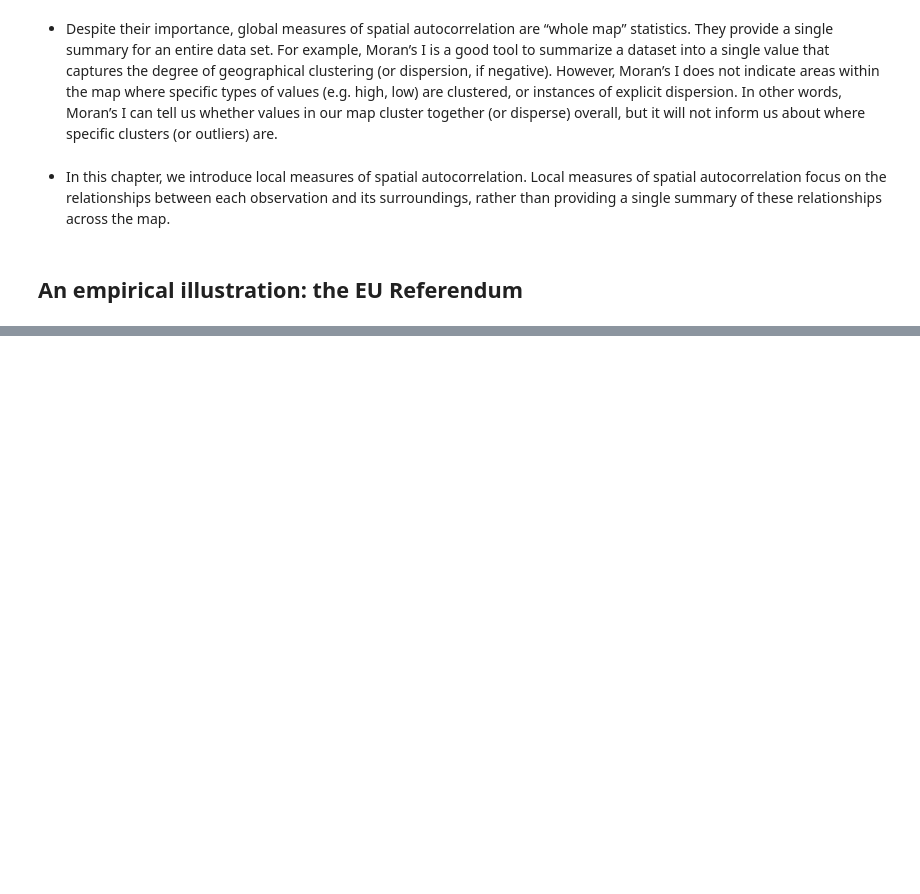
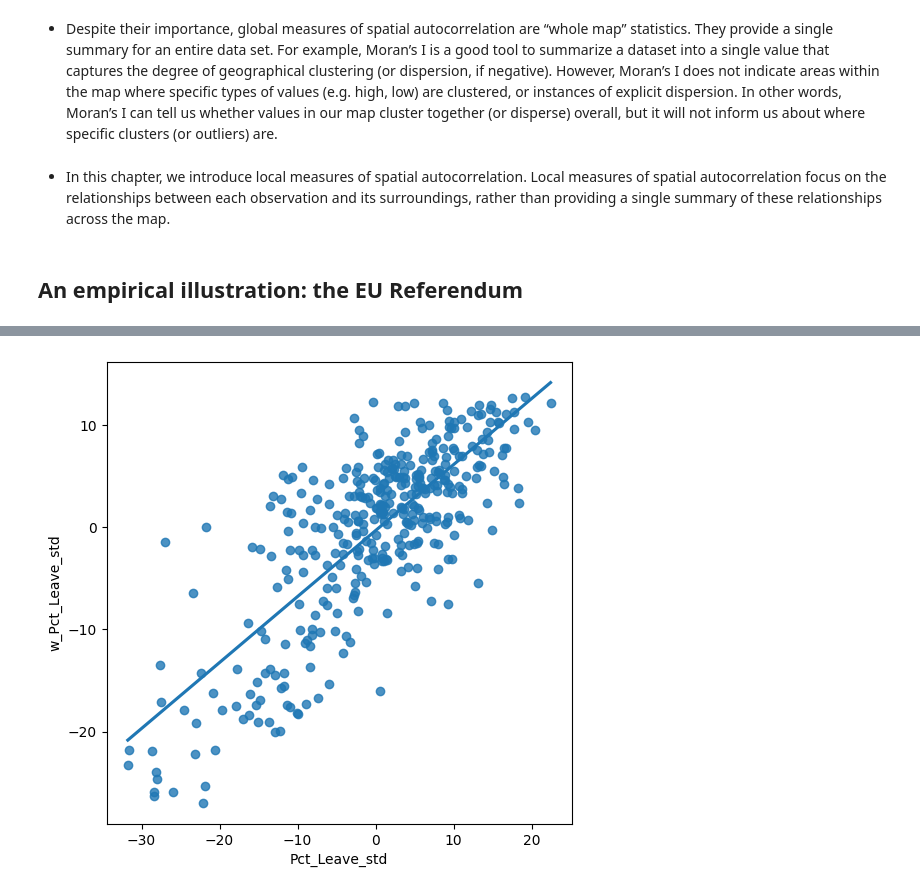
Before and after one commit to Maras13/geographic_data_science, a Jupyter notebook: Local_Spatial_Autocorrelation.ipynb, the cells around one changed output, grey strips where cells are left out. Cells and saved outputs as stored; diff of their text form; code cells hidden in the pictures; blank space fills up the shorter version.

```diff
--- a/Local_Spatial_Autocorrelation.ipynb
+++ b/Local_Spatial_Autocorrelation.ipynb
@@ -27,0 +80,7 @@ lads = gpd.read_file(
+# %%
+# Spatial weights matrix
+
+# Generate W from the GeoDataFrame
+w = weights.distance.KNN.from_dataframe(db, k=8)
+# Row-standardization
+w.transform = "R"
@@ -27,0 +91,18 @@ lads = gpd.read_file(
+# %%
+db["w_Pct_Leave"] = weights.spatial_lag.lag_spatial(
+    w, db["Pct_Leave"]
+)
+# %%
+# Standardize
+
+db["Pct_Leave_std"] = db["Pct_Leave"] - db["Pct_Leave"].mean()
+db["w_Pct_Leave_std"] = db["w_Pct_Leave"] - db["Pct_Leave"].mean()
+# %%
+# Setup the figure and axis
+f, ax = plt.subplots(1, figsize=(6, 6))
+# Plot values
+sns.regplot(
+    x="Pct_Leave_std", y="w_Pct_Leave_std", data=db, ci=None
+);
+# %% [output]
+[figure, added]
```
Also changed, not shown: parts of 9 cells of this notebook.
